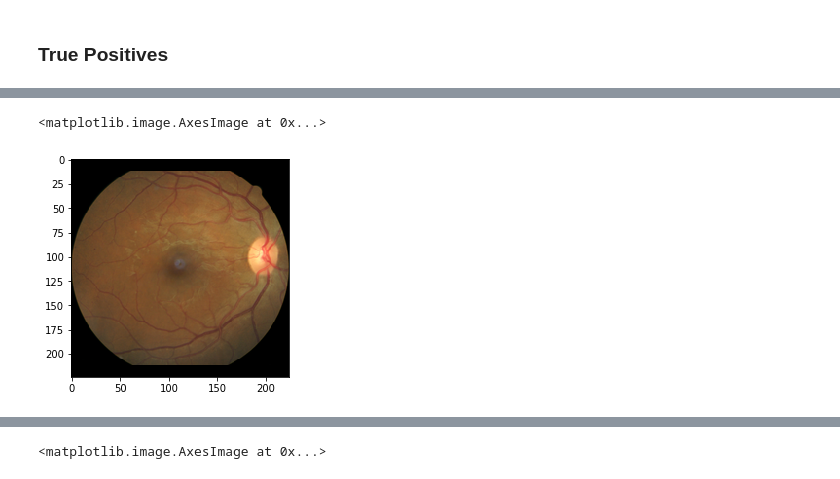
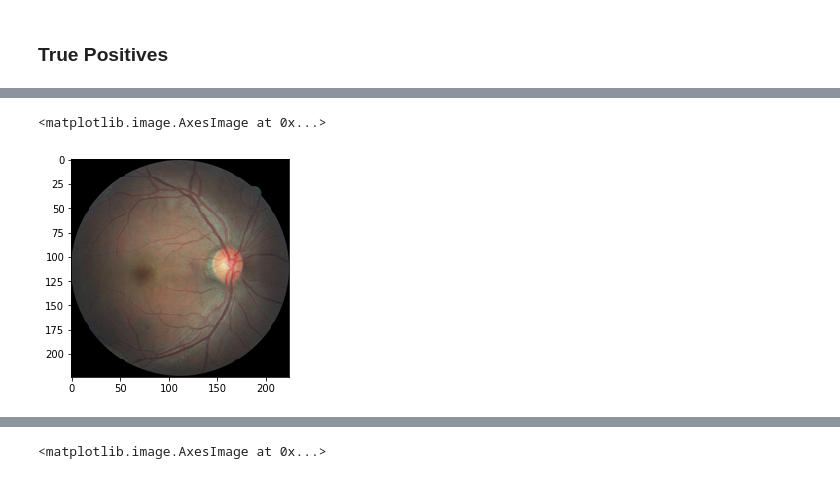
Before and after one commit to pkurapati/DR-Detection, a Jupyter notebook: code/DR_Best_Model_512.ipynb, the cells around one changed output, grey strips where cells are left out. Drawn from its saved outputs; the diff is of its cells as text; code cells hidden in the pictures.

```diff
--- a/code/DR_Best_Model_512.ipynb
+++ b/code/DR_Best_Model_512.ipynb
@@ -814,6 +824,6 @@ df_class_tp[df_class_tp.True_Label==1]
 # %%
-image_loc = './Retinal-Images/test_resize_224_new/16765_right.png'
+image_loc = './Retinal-Images/test_resize_224_new/5723_right.png'
 plt.imshow(mpimg.imread(image_loc))
 # %% [output]
 <matplotlib.image.AxesImage at 0x...>
-[figure, old version]
+[figure, new version]
```
Also changed, not shown: parts of 59 cells of this notebook.
